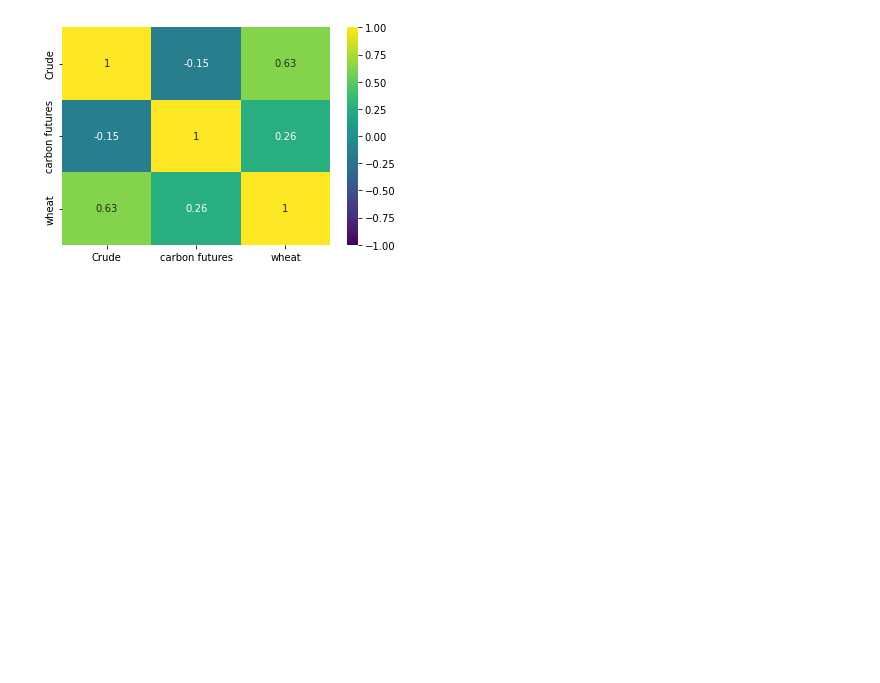
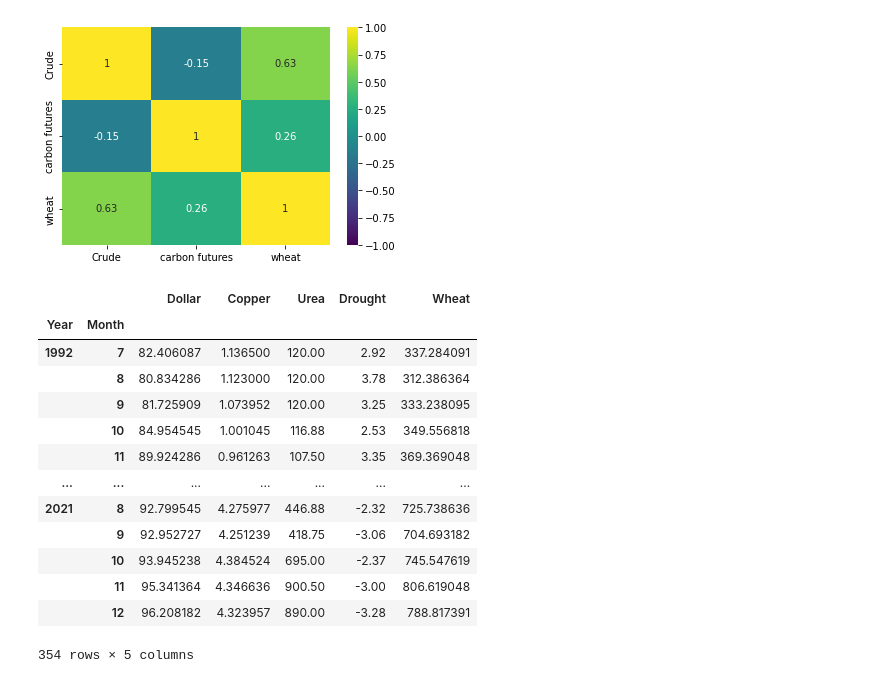
Before and after one commit to mrness/Prediction_Prices_Of_Wheat, a Jupyter notebook: Notebooks/Elliott_project_notebook_copy.ipynb, the cells around one changed output. Drawn from its saved outputs; the diff is of its cells as text; code cells hidden in the pictures; blank space fills up the shorter version.

```diff
--- a/Notebooks/Elliott_project_notebook_copy.ipynb
+++ b/Notebooks/Elliott_project_notebook_copy.ipynb
@@ -254,0 +308,11 @@ sns.heatmap(correlations_df,cmap='viridis',annot=True,vmin=-1,vmax=1);
+# %%
+# Apply date conversion and reset index
+drought_df.Date = drought_df.Date.apply(convert_date_drought)
+drought_df.set_index('Date', inplace=True)
+# %%
+# Drop and rename columns
+drought_df.drop(columns='Anomaly', axis=0, inplace=True)
+drought_df.rename(columns = {'Value': 'Drought'}, inplace=True)
+# %%
+# Combine data frames
+combined_df = pd.concat([dx_df,copper_df,urea_df,drought_df,wheat_df], axis=1, join='outer')
@@ -254,0 +323,20 @@ sns.heatmap(correlations_df,cmap='viridis',annot=True,vmin=-1,vmax=1);
+# %%
+# Fill nulls in Urea and Drought with monthly value and
+# compute monthly average for Wheat, Dollar, and Copper
+combined_df = combined_df.groupby(['Year','Month']).mean().dropna()
+combined_df
+# %% [output]
+|  |  | Dollar | Copper | Urea | Drought | Wheat |
+| Year | Month |  |  |  |  |  |
+| 1992 | 7 | 82.406087 | 1.136500 | 120.00 | 2.92 | 337.284091 |
+|  | 8 | 80.834286 | 1.123000 | 120.00 | 3.78 | 312.386364 |
+|  | 9 | 81.725909 | 1.073952 | 120.00 | 3.25 | 333.238095 |
+|  | 10 | 84.954545 | 1.001045 | 116.88 | 2.53 | 349.556818 |
+|  | 11 | 89.924286 | 0.961263 | 107.50 | 3.35 | 369.369048 |
+| ... | ... | ... | ... | ... | ... | ... |
+| 2021 | 8 | 92.799545 | 4.275977 | 446.88 | -2.32 | 725.738636 |
+|  | 9 | 92.952727 | 4.251239 | 418.75 | -3.06 | 704.693182 |
+|  | 10 | 93.945238 | 4.384524 | 695.00 | -2.37 | 745.547619 |
+|  | 11 | 95.341364 | 4.346636 | 900.50 | -3.00 | 806.619048 |
+|  | 12 | 96.208182 | 4.323957 | 890.00 | -3.28 | 788.817391 |
+354 rows × 5 columns
```
Also changed, not shown: parts of 17 cells of this notebook, 2 other files.
